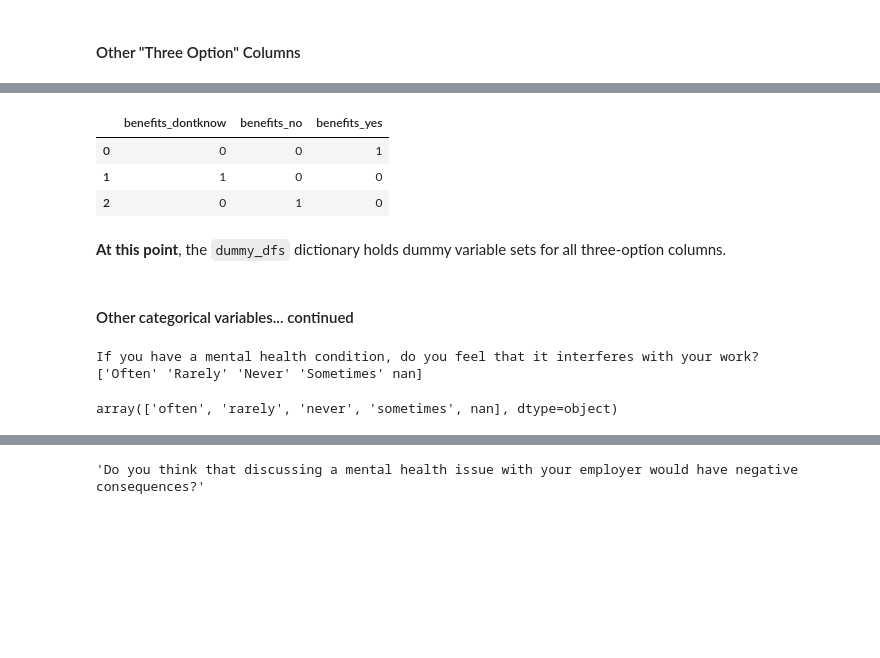
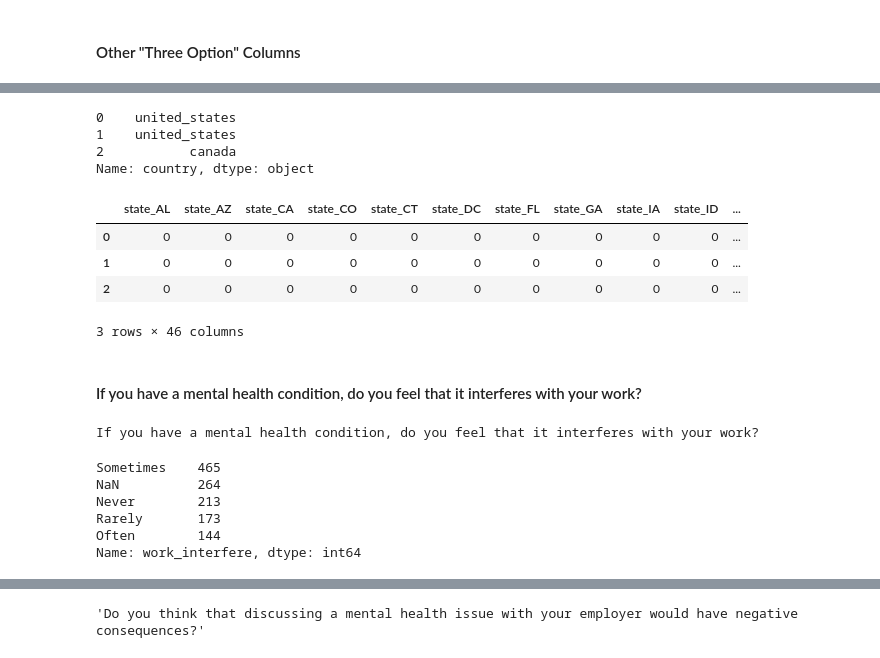
Before and after one commit to bgveenstra/ds-sf-32-brianna, a Jupyter notebook: project/mental-health-in-tech.ipynb, the cells around one changed output, grey strips where cells are left out. Saved outputs shown, nothing was run; the diff lists cells and outputs as text; code cells hidden in the pictures; blank space fills up the shorter version.

```diff
--- a/project/mental-health-in-tech.ipynb
+++ b/project/mental-health-in-tech.ipynb
@@ -312,0 +310,5 @@ for col in some_cols:
+# %%
+a = df14.copy()
+for col in three_opt_cols:
+    a[col] = a[col].map(get_prefix)
+    print a[col].unique()
@@ -313,4 +329,5 @@ for col in some_cols:
 # %%
-# three_opt_cols.pop(0)  # remove self_employed
+if three_opt_cols[0] == 'self_employed':
+    three_opt_cols.pop(0)
 for col in three_opt_cols:
-    print col, df14[col].unique()
+    dummy_dfs[col] = pd.get_dummies(df14[col], prefix=col)
@@ -351,11 +369,11 @@ dummy_dfs.keys()
+# %%
+countries = df14['country'].map(get_prefix)
+print countries.head(3)
+# %% [output]
+0    united_states
+1    united_states
+2           canada
+Name: country, dtype: object
 # %%
-dummy_dfs['benefits'].head(3)
+dummy_dfs['country'] = pd.get_dummies(countries)
+# dummy_dfs['country'].head(3)
-# %% [output]
-|  | benefits_dontknow | benefits_no | benefits_yes |
-| 0 | 0 | 0 | 1 |
-| 1 | 1 | 0 | 0 |
-| 2 | 0 | 1 | 0 |
-# %% [markdown]
-**At this point**, the `dummy_dfs` dictionary holds dummy variable sets for all three-option columns.
-# %% [markdown]
-#### Other categorical variables... continued
@@ -364,6 +380,23 @@ dummy_dfs['benefits'].head(3)
+# %%
+dummy_dfs['state'] = pd.get_dummies(df14.state, prefix='state', dummy_na=True)
+dummy_dfs['state'].head(3)
+# baseline is nan states
+# %% [output]
+|  | state_AL | state_AZ | state_CA | state_CO | state_CT | state_DC | state_FL | state_GA | state_IA | state_ID | ... |
+| 0 | 0 | 0 | 0 | 0 | 0 | 0 | 0 | 0 | 0 | 0 | ... |
+| 1 | 0 | 0 | 0 | 0 | 0 | 0 | 0 | 0 | 0 | 0 | ... |
+| 2 | 0 | 0 | 0 | 0 | 0 | 0 | 0 | 0 | 0 | 0 | ... |
+3 rows × 46 columns
+# %% [markdown]
+#### If you have a mental health condition, do you feel that it interferes with your work?
 # %%
 print col_question_map['work_interfere']
-print df14['work_interfere'].unique()
+df14['work_interfere'].value_counts(dropna=False)
 # %% [output]
 If you have a mental health condition, do you feel that it interferes with your work?
-['Often' 'Rarely' 'Never' 'Sometimes' nan]
+Sometimes    465
+NaN          264
+Never        213
+Rarely       173
+Often        144
+Name: work_interfere, dtype: int64
@@ -372,4 +402,0 @@ df14['work_interfere'] = df['work_interfere'].str.lower()
-# %%
-df14['work_interfere'].unique()
-# %% [output]
-array(['often', 'rarely', 'never', 'sometimes', nan], dtype=object)
```
Also changed, not shown: parts of 104 cells of this notebook.
